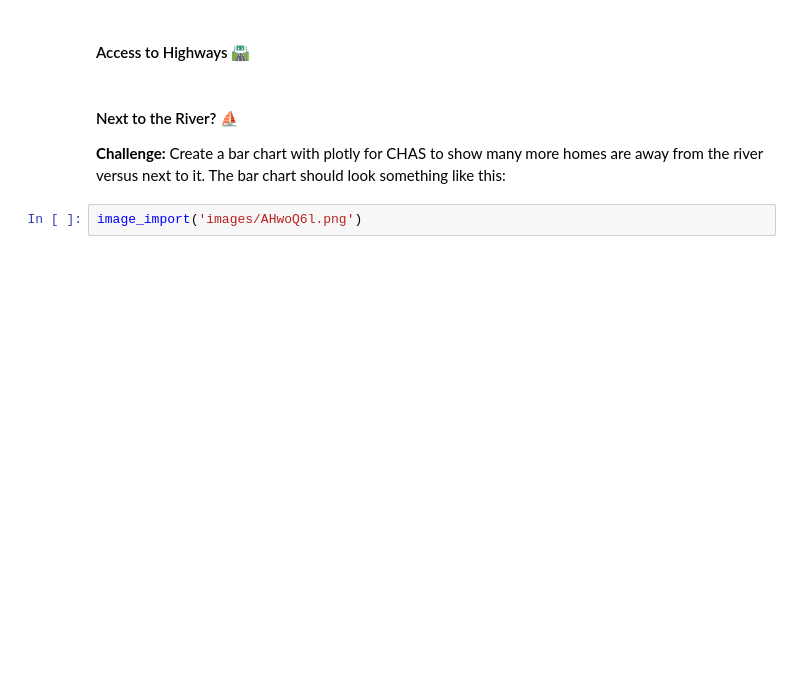
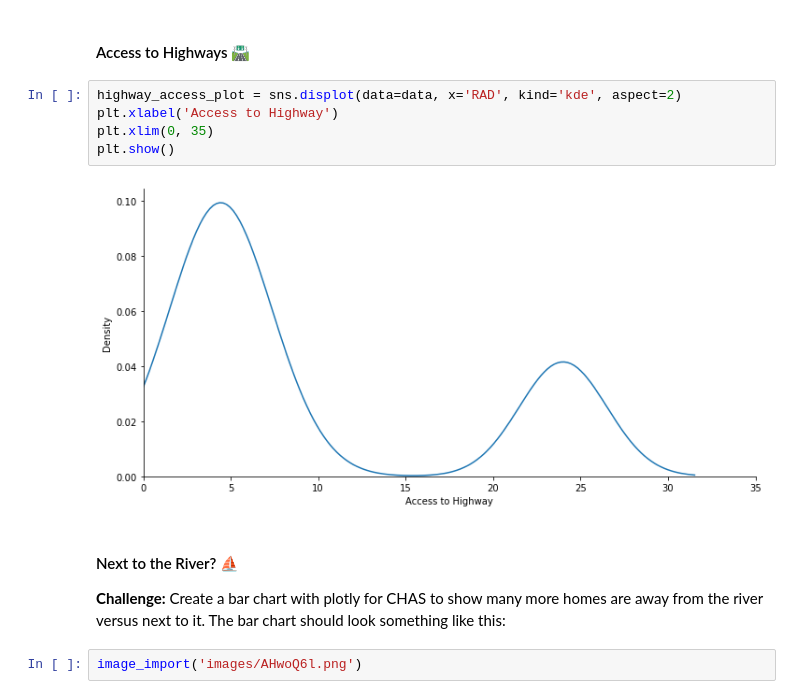
Before and after one commit to MTroha/Day-080--Data-Science--Capstone-Project--Predict-House-Prices, a Jupyter notebook: main.ipynb, the cells around one changed output. Saved outputs shown, nothing was run; the diff lists cells and outputs as text; blank space fills up the shorter version.

```diff
--- a/main.ipynb
+++ b/main.ipynb
@@ -150,10 +216,18 @@ What do you notice in the distributions of the data?
 # %% [markdown]
 #### Access to Highways 🛣
+# %%
+highway_access_plot = sns.displot(data=data, x='RAD', kind='kde', aspect=2)
+plt.xlabel('Access to Highway')
+plt.xlim(0, 35)
+plt.show()
+# %% [output]
+[figure, added]
 # %% [markdown]
 #### Next to the River? ⛵️
 
 **Challenge:**
-Create a bar chart with plotly for CHAS to show many more homes are away from the river versus next to it. The bar chart should look something like this:
+Create a bar chart with plotly for CHAS to show many more homes are away from
+the river versus next to it. The bar chart should look something like this:
 # %%
 image_import('images/AHwoQ6l.png')
 # %% [output]
```
Also changed, not shown: parts of 52 cells of this notebook.
